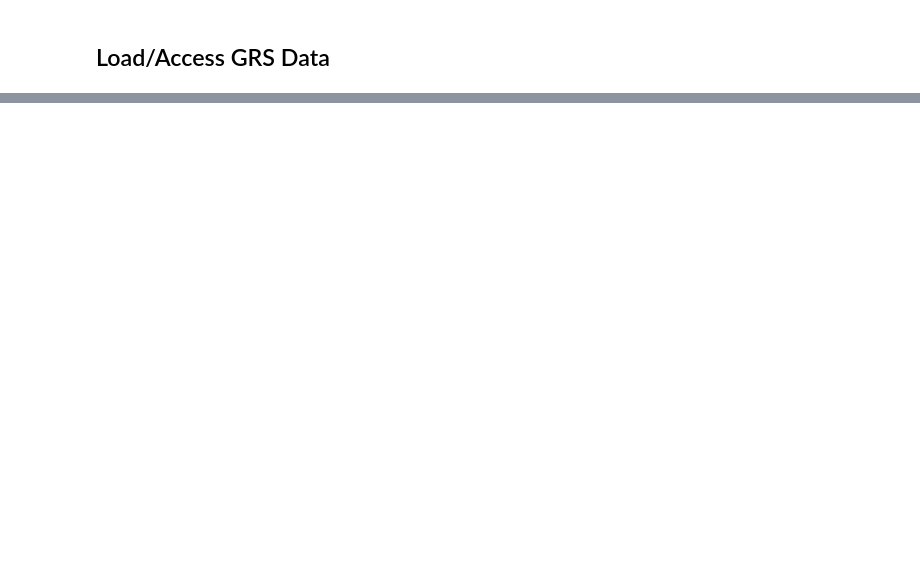
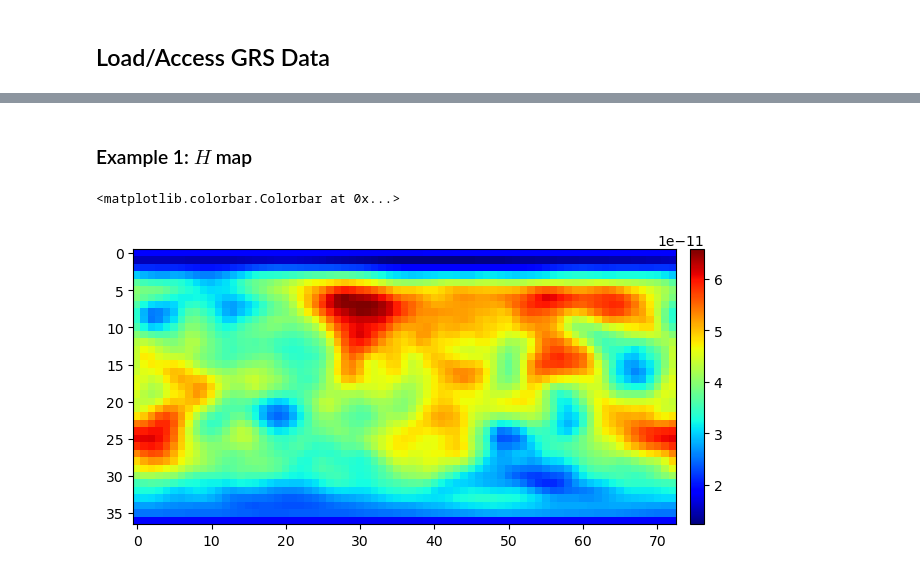
Before and after one commit to Humboldt-Penguin/Mars-Magnetics-Research, a Jupyter notebook: code/04_curie_depths/demag_analysis_v2.ipynb, the cells around one changed output, grey strips where cells are left out. Drawn from its saved outputs; the diff is of its cells as text; code cells hidden in the pictures; blank space fills up the shorter version.

```diff
--- a/code/04_curie_depths/demag_analysis_v2.ipynb
+++ b/code/04_curie_depths/demag_analysis_v2.ipynb
@@ -544,0 +541,27 @@ def calc_Qc(lon, lat, t):
+# %% [markdown]
+### Example 1: $H$ map
+# %%
+grs = GRS("data/GRS/smoothed")
+grs.loadData()
+
+test = []
+for lat in range(-90,91,5):
+    newline = []
+    for lon in range(-180,181,5):
+        # val = grs.getConcentration(lon,lat,"th")
+        val = calc_H(lon, lat, 1)
+        newline.append(val)
+    test.append(newline)
+
+# plt.imshow(test[::-1], cmap="jet")
+# plt.colorbar()
+
+fig = plt.figure(figsize=(7,5))
+ax = plt.axes()
+im = ax.imshow(test[::-1], cmap="jet")
+
+cax = fig.add_axes([ax.get_position().x1+0.02,ax.get_position().y0,0.02,ax.get_position().height])
+plt.colorbar(im, cax=cax)
+# %% [output]
+<matplotlib.colorbar.Colorbar at 0x...>
+[figure, added]
```
Also changed, not shown: parts of 33 cells of this notebook.
